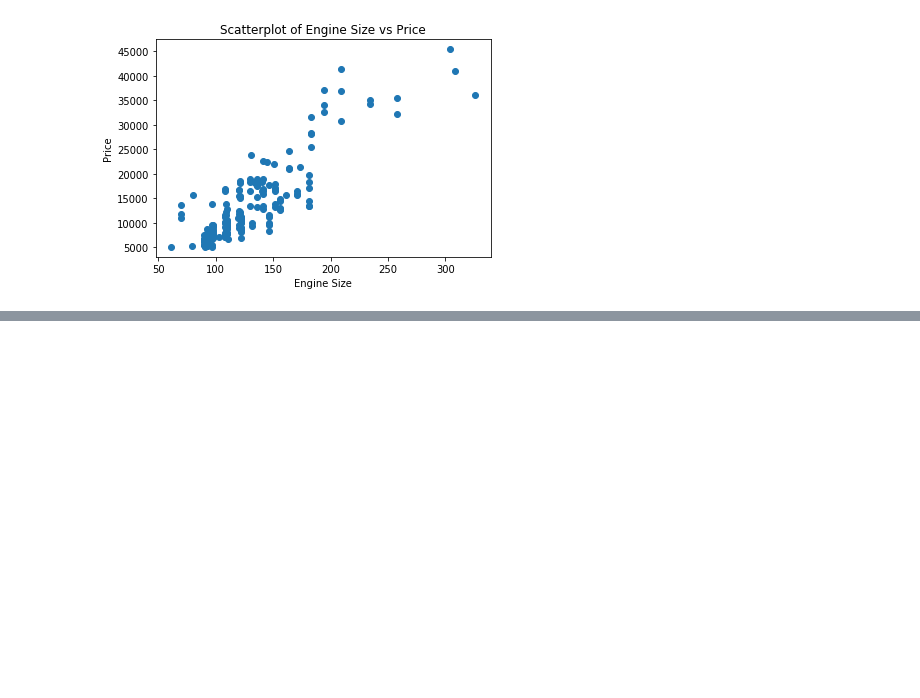
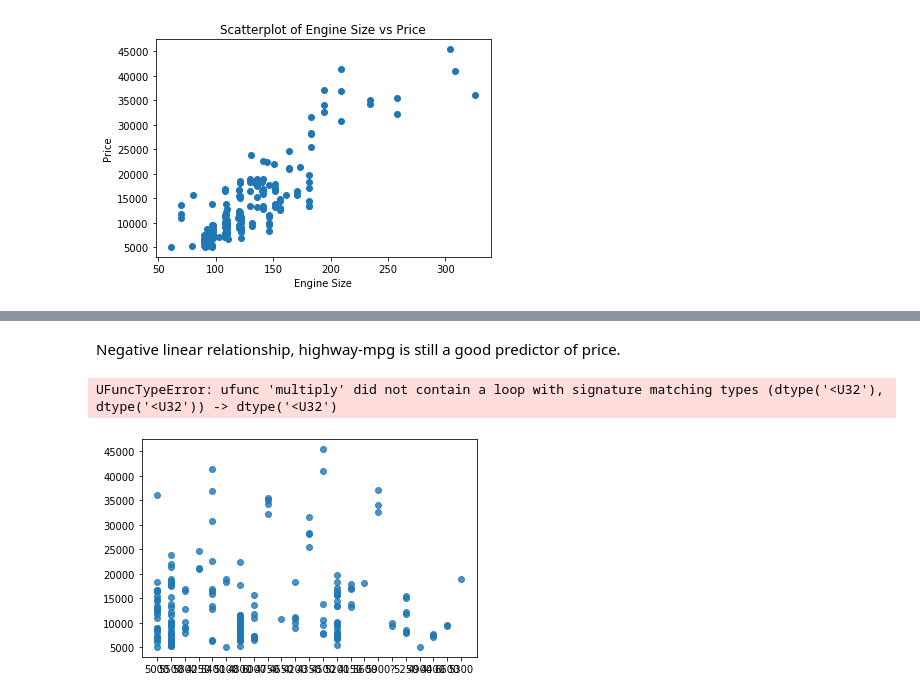
Before and after one commit to claudiagerez/python-data-analysis, a Jupyter notebook: python_cousera_example.ipynb, the cells around one changed output, grey strips where cells are left out. Saved outputs shown, nothing was run; the diff lists cells and outputs as text; code cells hidden in the pictures; blank space fills up the shorter version.

```diff
--- a/python_cousera_example.ipynb
+++ b/python_cousera_example.ipynb
@@ -526,0 +627,8 @@ Text(0, 0.5, 'Price')
+# %% [markdown]
+Negative linear relationship, highway-mpg is still a good predictor of price.
+# %%
+#Weak correlation
+sns.regplot(x = 'peak-rpm', y = 'price', data = df)
+# %% [output]
+UFuncTypeError: ufunc 'multiply' did not contain a loop with signature matching types (dtype('<U32'), dtype('<U32')) -> dtype('<U32')
+[figure, added]
```
Also changed, not shown: parts of 14 cells of this notebook.
